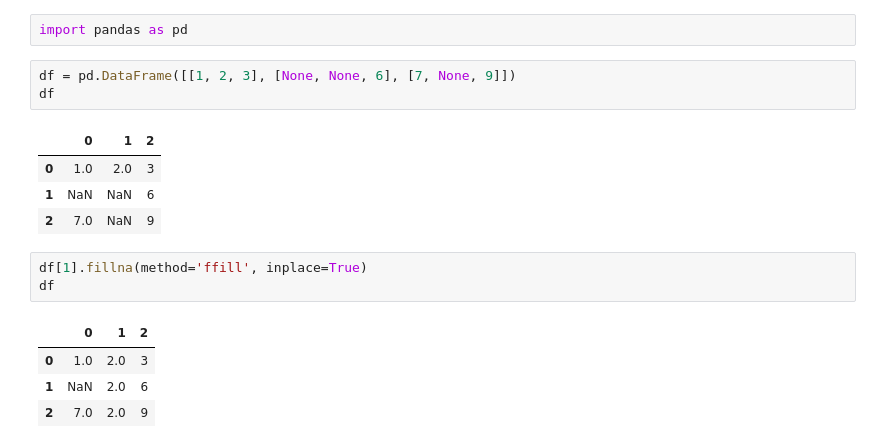
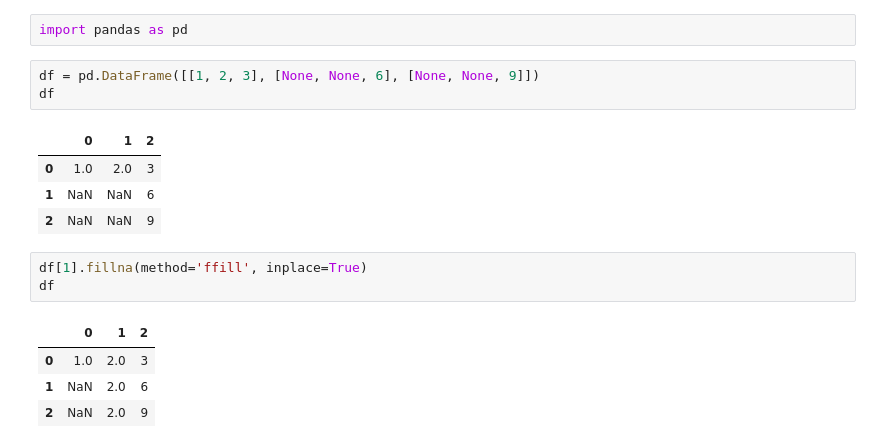
Before and after one commit to aky360/A.I., a Jupyter notebook: pandasPractice.ipynb, the cells around one changed output. Saved outputs shown, nothing was run; the diff lists cells and outputs as text.

```diff
--- a/pandasPractice.ipynb
+++ b/pandasPractice.ipynb
@@ -3,13 +3,13 @@
 # %%
 import pandas as pd
 # %%
-df = pd.DataFrame([[1, 2, 3], [None, None, 6], [7, None, 9]])
+df = pd.DataFrame([[1, 2, 3], [None, None, 6], [None, None, 9]])
 df
 # %% [output]
 |  | 0 | 1 | 2 |
 | 0 | 1.0 | 2.0 | 3 |
 | 1 | NaN | NaN | 6 |
-| 2 | 7.0 | NaN | 9 |
+| 2 | NaN | NaN | 9 |
 # %%
 df[1].fillna(method='ffill', inplace=True)
 df
@@ -17,4 +17,4 @@ df
 |  | 0 | 1 | 2 |
 | 0 | 1.0 | 2.0 | 3 |
 | 1 | NaN | 2.0 | 6 |
-| 2 | 7.0 | 2.0 | 9 |
+| 2 | NaN | 2.0 | 9 |
```
Also changed, not shown: parts of 5 cells of this notebook.
